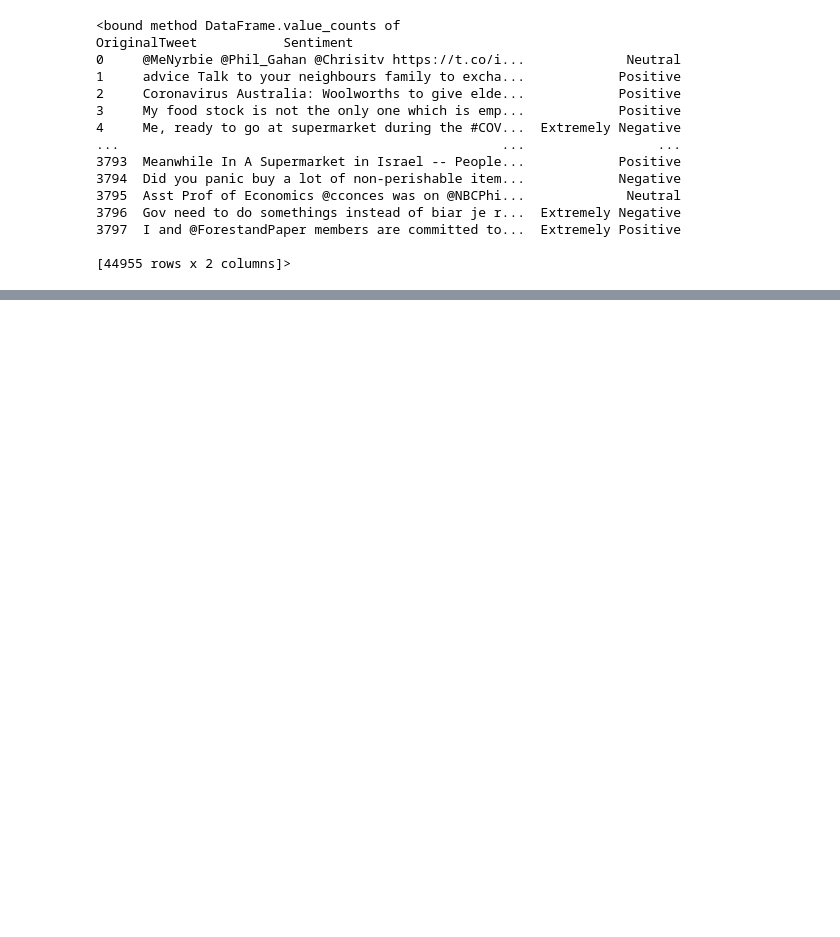
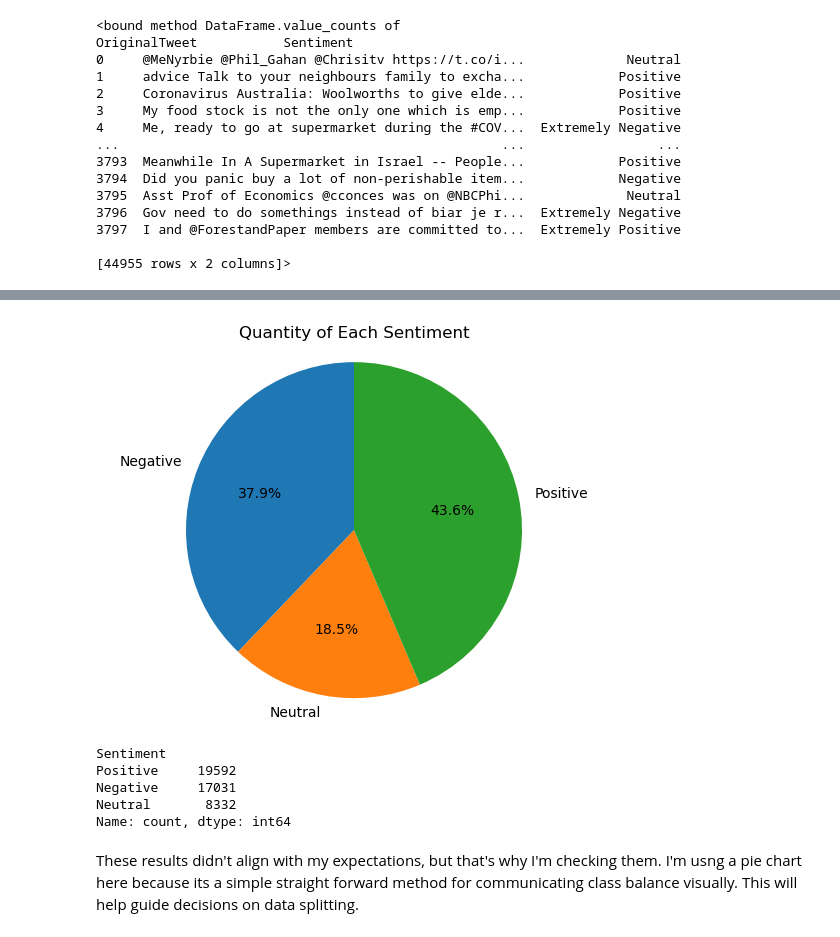
Before and after one commit to cphchip/cs7324_code, a Jupyter notebook: Lab 7/Henderson_48996654_Lab_7.ipynb, the cells around one changed output, grey strips where cells are left out. Saved outputs shown, nothing was run; the diff lists cells and outputs as text; code cells hidden in the pictures; blank space fills up the shorter version.

```diff
--- a/Lab 7/Henderson_48996654_Lab_7.ipynb
+++ b/Lab 7/Henderson_48996654_Lab_7.ipynb
@@ -66,0 +78,6 @@ X_reduced.value_counts
+# %%
+# Take 'Extremely Positive' and 'Extremely Negative' and make them align with 'Positive' or 'Negative'
+X_reduced.loc[X_reduced['Sentiment'] == 'Extremely Negative'] = 'Negative'
+X_reduced.loc[X_reduced['Sentiment'] == 'Extremely Positive'] = 'Positive'
+
+print(X_reduced.Sentiment.unique())
@@ -66,0 +90,29 @@ X_reduced.value_counts
+# %%
+# Source: Chat-GPT for correcting some pie chart artifacts that were overlapping
+# This was done after selecting the pie chart as my method of presenting the data
+import matplotlib
+import matplotlib.pyplot as plt
+
+sentiments = X_reduced.groupby(['Sentiment'])
+pie_data = sentiments.size() # Chat-GPT change
+
+# Chat-GPT recommended adding a startangle and using pie_data instead of
+# using the column name which made the chart too cluttered.
+plt.pie(pie_data, labels=pie_data.index, autopct='%1.1f%%', labeldistance=1.1, startangle=90)
+
+plt.title("Quantity of Each Sentiment")
+plt.axis('equal')  # Equal aspect ratio ensures that pie is drawn as a circle.
+
+plt.show()
+
+# Get the exact count of each value to provide further information
+X_reduced.value_counts(['Sentiment'])
+# %% [output]
+[figure, added]
+Sentiment
+Positive     19592
+Negative     17031
+Neutral       8332
+Name: count, dtype: int64
+# %% [markdown]
+These results didn't align with my expectations, but that's why I'm checking them. I'm usng a pie chart here because its a simple straight forward method for communicating class balance visually. This will help guide decisions on data splitting.
```
Also changed, not shown: parts of 11 cells of this notebook, 1 other file.
